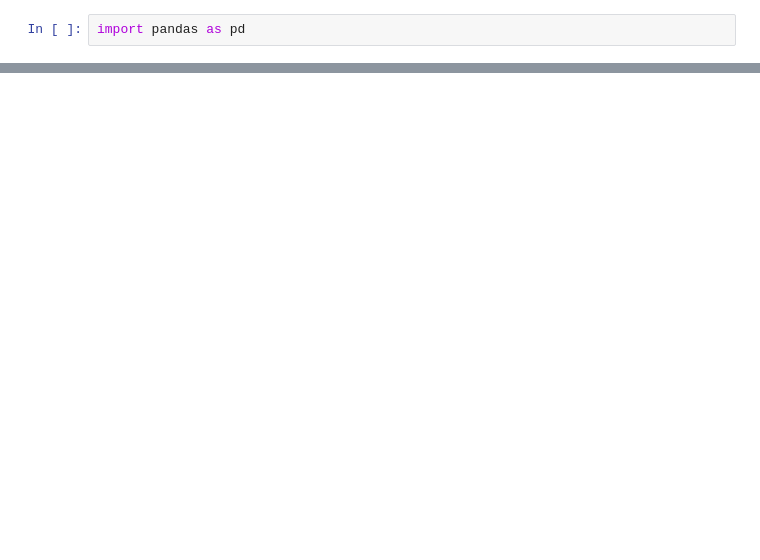
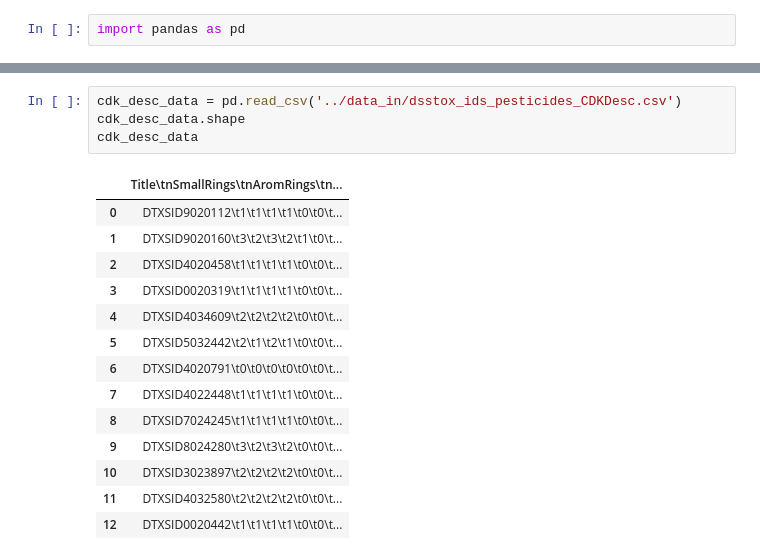
Before and after one commit to amphibian-exeff/purucker_modelselection, a Jupyter notebook: notebooks/data_preprocess.ipynb, the cells around one changed output, grey strips where cells are left out. Saved outputs shown, nothing was run; the diff lists cells and outputs as text; blank space fills up the shorter version.

```diff
--- a/notebooks/data_preprocess.ipynb
+++ b/notebooks/data_preprocess.ipynb
@@ -24,0 +91,19 @@ opera_data.shape
+# %%
+cdk_desc_data = pd.read_csv('../data_in/dsstox_ids_pesticides_CDKDesc.csv')
+cdk_desc_data.shape
+cdk_desc_data
+# %% [output]
+|  | Title\tnSmallRings\tnAromRings\tn... |
+| 0 | DTXSID9020112\t1\t1\t1\t1\t0\t0\t... |
+| 1 | DTXSID9020160\t3\t2\t3\t2\t1\t0\t... |
+| 2 | DTXSID4020458\t1\t1\t1\t1\t0\t0\t... |
+| 3 | DTXSID0020319\t1\t1\t1\t1\t0\t0\t... |
+| 4 | DTXSID4034609\t2\t2\t2\t2\t0\t0\t... |
+| 5 | DTXSID5032442\t2\t1\t2\t1\t0\t0\t... |
+| 6 | DTXSID4020791\t0\t0\t0\t0\t0\t0\t... |
+| 7 | DTXSID4022448\t1\t1\t1\t1\t0\t0\t... |
+| 8 | DTXSID7024245\t1\t1\t1\t1\t0\t0\t... |
+| 9 | DTXSID8024280\t3\t2\t3\t2\t0\t0\t... |
+| 10 | DTXSID3023897\t2\t2\t2\t2\t0\t0\t... |
+| 11 | DTXSID4032580\t2\t2\t2\t2\t0\t0\t... |
+| 12 | DTXSID0020442\t1\t1\t1\t1\t0\t0\t... |
```
Also changed, not shown: parts of 6 cells of this notebook.
